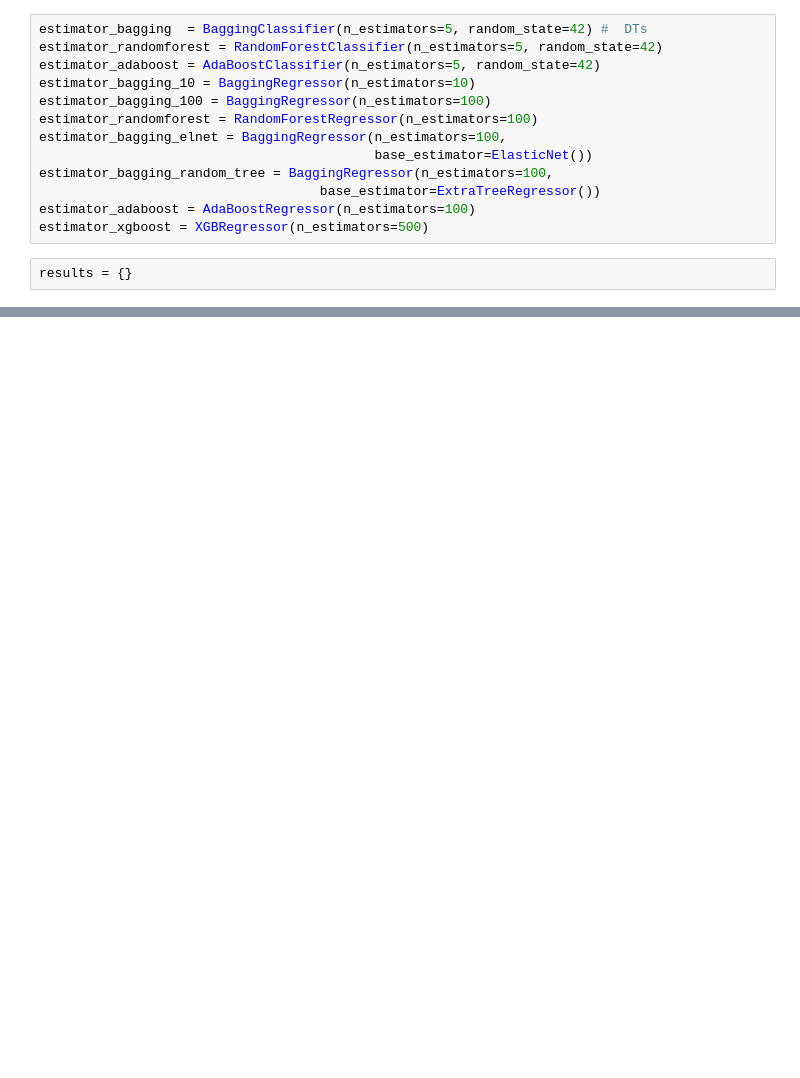
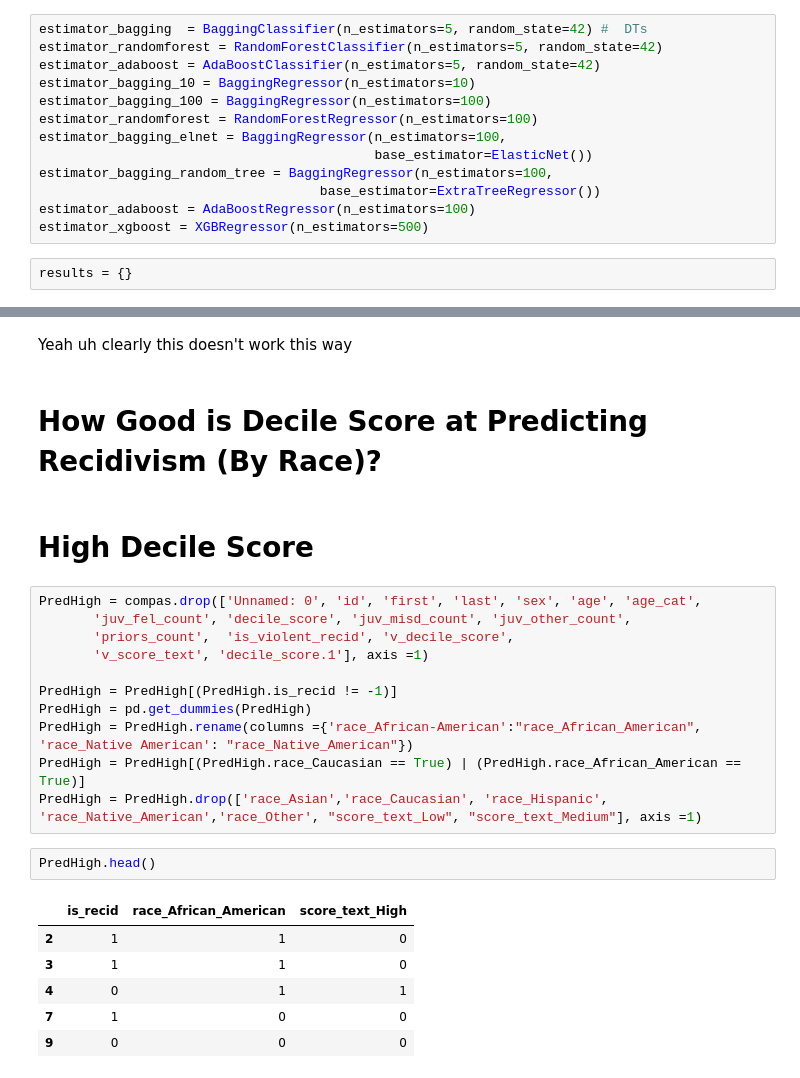
Before and after one commit to CyrusRR/iXDSCourseProject1, a Jupyter notebook: compas-analysis-master/COMPAS Hypothesis.ipynb, the cells around one changed output, grey strips where cells are left out. Drawn from its saved outputs; the diff is of its cells as text; blank space fills up the shorter version.

```diff
--- a/compas-analysis-master/COMPAS Hypothesis.ipynb
+++ b/compas-analysis-master/COMPAS Hypothesis.ipynb
@@ -1182,0 +1330,26 @@ display_results(results)
+# %% [markdown]
+Yeah uh clearly this doesn't work this way
+# %% [markdown]
+# How Good is Decile Score at Predicting Recidivism (By Race)?
+# %% [markdown]
+# High Decile Score
+# %%
+PredHigh = compas.drop(['Unnamed: 0', 'id', 'first', 'last', 'sex', 'age', 'age_cat',
+       'juv_fel_count', 'decile_score', 'juv_misd_count', 'juv_other_count',
+       'priors_count',  'is_violent_recid', 'v_decile_score',
+       'v_score_text', 'decile_score.1'], axis =1)
+
+PredHigh = PredHigh[(PredHigh.is_recid != -1)]
+PredHigh = pd.get_dummies(PredHigh)
+PredHigh = PredHigh.rename(columns ={'race_African-American':"race_African_American", 'race_Native American': "race_Native_American"})
+PredHigh = PredHigh[(PredHigh.race_Caucasian == True) | (PredHigh.race_African_American == True)]
+PredHigh = PredHigh.drop(['race_Asian','race_Caucasian', 'race_Hispanic', 'race_Native_American','race_Other', "score_text_Low", "score_text_Medium"], axis =1)
+# %%
+PredHigh.head()
+# %% [output]
+|  | is_recid | race_African_American | score_text_High |
+| 2 | 1 | 1 | 0 |
+| 3 | 1 | 1 | 0 |
+| 4 | 0 | 1 | 1 |
+| 7 | 1 | 0 | 0 |
+| 9 | 0 | 0 | 0 |
```
Also changed, not shown: parts of 66 cells of this notebook.
